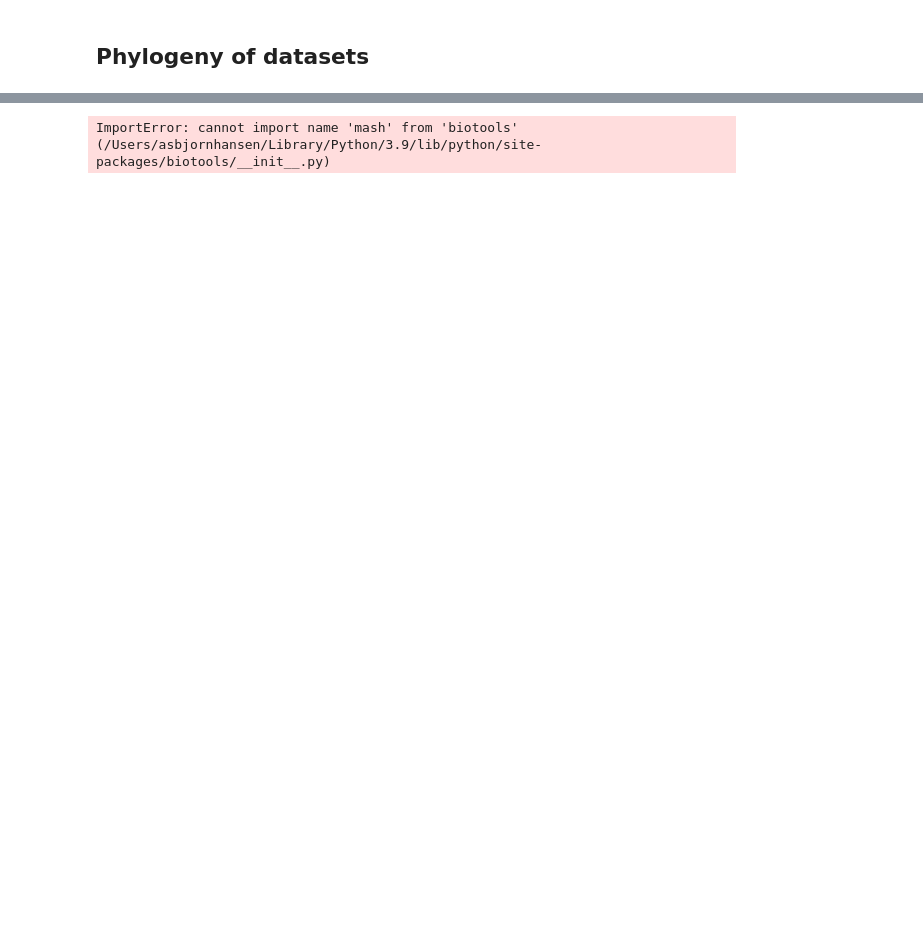
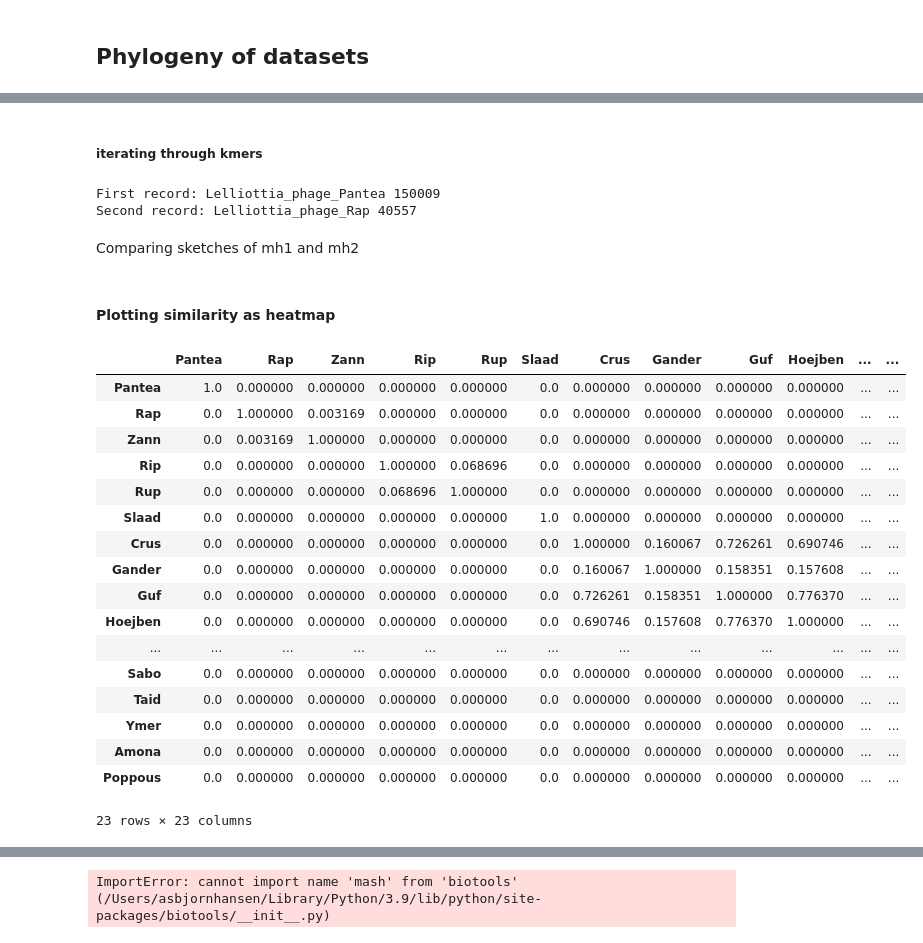
Before and after one commit to azzy72/PredictPhagePPI, a Jupyter notebook: phylogeny.ipynb, the cells around one changed output, grey strips where cells are left out. Saved outputs shown, nothing was run; the diff lists cells and outputs as text; code cells hidden in the pictures; blank space fills up the shorter version.

```diff
--- a/phylogeny.ipynb
+++ b/phylogeny.ipynb
@@ -2,0 +25,27 @@
+# %% [markdown]
+##### iterating through kmers
+# %%
+from Bio import SeqIO
+records = list(SeqIO.parse("phagehost_KU/phage_cleaned.fasta", "fasta"))
+K = 31
+
+#only first record
+print("First record:", records[0].id, len(records[0].seq))
+mh1 = sourmash.MinHash(n=0, ksize=K, scaled=1)
+for i in range(0, len(records[0].seq) - K + 1):
+    kmer = str(records[0].seq[i:i+K])
+    mh1.add_sequence(kmer, force=True)
+    #print(i, kmer, mh1.seq_to_hashes(kmer))
+
+#second record
+print("Second record:", records[1].id, len(records[1].seq))
+mh2 = sourmash.MinHash(n=0, ksize=K, scaled=1)
+for i in range(0, len(records[1].seq) - K + 1):
+    kmer = str(records[1].seq[i:i+K])
+    mh2.add_sequence(kmer, force=True)
+    #print(i, kmer, mh2.seq_to_hashes(kmer))
+# %% [output]
+First record: Lelliottia_phage_Pantea 150009
+Second record: Lelliottia_phage_Rap 40557
+# %% [markdown]
+Comparing sketches of mh1 and mh2
@@ -2,0 +73,23 @@
+# %% [markdown]
+#### Plotting similarity as heatmap
+# %%
+display(df)
+# %% [output]
+|  | Pantea | Rap | Zann | Rip | Rup | Slaad | Crus | Gander | Guf | Hoejben | ... | ... |
+| Pantea | 1.0 | 0.000000 | 0.000000 | 0.000000 | 0.000000 | 0.0 | 0.000000 | 0.000000 | 0.000000 | 0.000000 | ... | ... |
+| Rap | 0.0 | 1.000000 | 0.003169 | 0.000000 | 0.000000 | 0.0 | 0.000000 | 0.000000 | 0.000000 | 0.000000 | ... | ... |
+| Zann | 0.0 | 0.003169 | 1.000000 | 0.000000 | 0.000000 | 0.0 | 0.000000 | 0.000000 | 0.000000 | 0.000000 | ... | ... |
+| Rip | 0.0 | 0.000000 | 0.000000 | 1.000000 | 0.068696 | 0.0 | 0.000000 | 0.000000 | 0.000000 | 0.000000 | ... | ... |
+| Rup | 0.0 | 0.000000 | 0.000000 | 0.068696 | 1.000000 | 0.0 | 0.000000 | 0.000000 | 0.000000 | 0.000000 | ... | ... |
+| Slaad | 0.0 | 0.000000 | 0.000000 | 0.000000 | 0.000000 | 1.0 | 0.000000 | 0.000000 | 0.000000 | 0.000000 | ... | ... |
+| Crus | 0.0 | 0.000000 | 0.000000 | 0.000000 | 0.000000 | 0.0 | 1.000000 | 0.160067 | 0.726261 | 0.690746 | ... | ... |
+| Gander | 0.0 | 0.000000 | 0.000000 | 0.000000 | 0.000000 | 0.0 | 0.160067 | 1.000000 | 0.158351 | 0.157608 | ... | ... |
+| Guf | 0.0 | 0.000000 | 0.000000 | 0.000000 | 0.000000 | 0.0 | 0.726261 | 0.158351 | 1.000000 | 0.776370 | ... | ... |
+| Hoejben | 0.0 | 0.000000 | 0.000000 | 0.000000 | 0.000000 | 0.0 | 0.690746 | 0.157608 | 0.776370 | 1.000000 | ... | ... |
+| ... | ... | ... | ... | ... | ... | ... | ... | ... | ... | ... | ... | ... |
+| Sabo | 0.0 | 0.000000 | 0.000000 | 0.000000 | 0.000000 | 0.0 | 0.000000 | 0.000000 | 0.000000 | 0.000000 | ... | ... |
+| Taid | 0.0 | 0.000000 | 0.000000 | 0.000000 | 0.000000 | 0.0 | 0.000000 | 0.000000 | 0.000000 | 0.000000 | ... | ... |
+| Ymer | 0.0 | 0.000000 | 0.000000 | 0.000000 | 0.000000 | 0.0 | 0.000000 | 0.000000 | 0.000000 | 0.000000 | ... | ... |
+| Amona | 0.0 | 0.000000 | 0.000000 | 0.000000 | 0.000000 | 0.0 | 0.000000 | 0.000000 | 0.000000 | 0.000000 | ... | ... |
+| Poppous | 0.0 | 0.000000 | 0.000000 | 0.000000 | 0.000000 | 0.0 | 0.000000 | 0.000000 | 0.000000 | 0.000000 | ... | ... |
+23 rows × 23 columns
```
Also changed, not shown: parts of 19 cells of this notebook, 6 other files.
